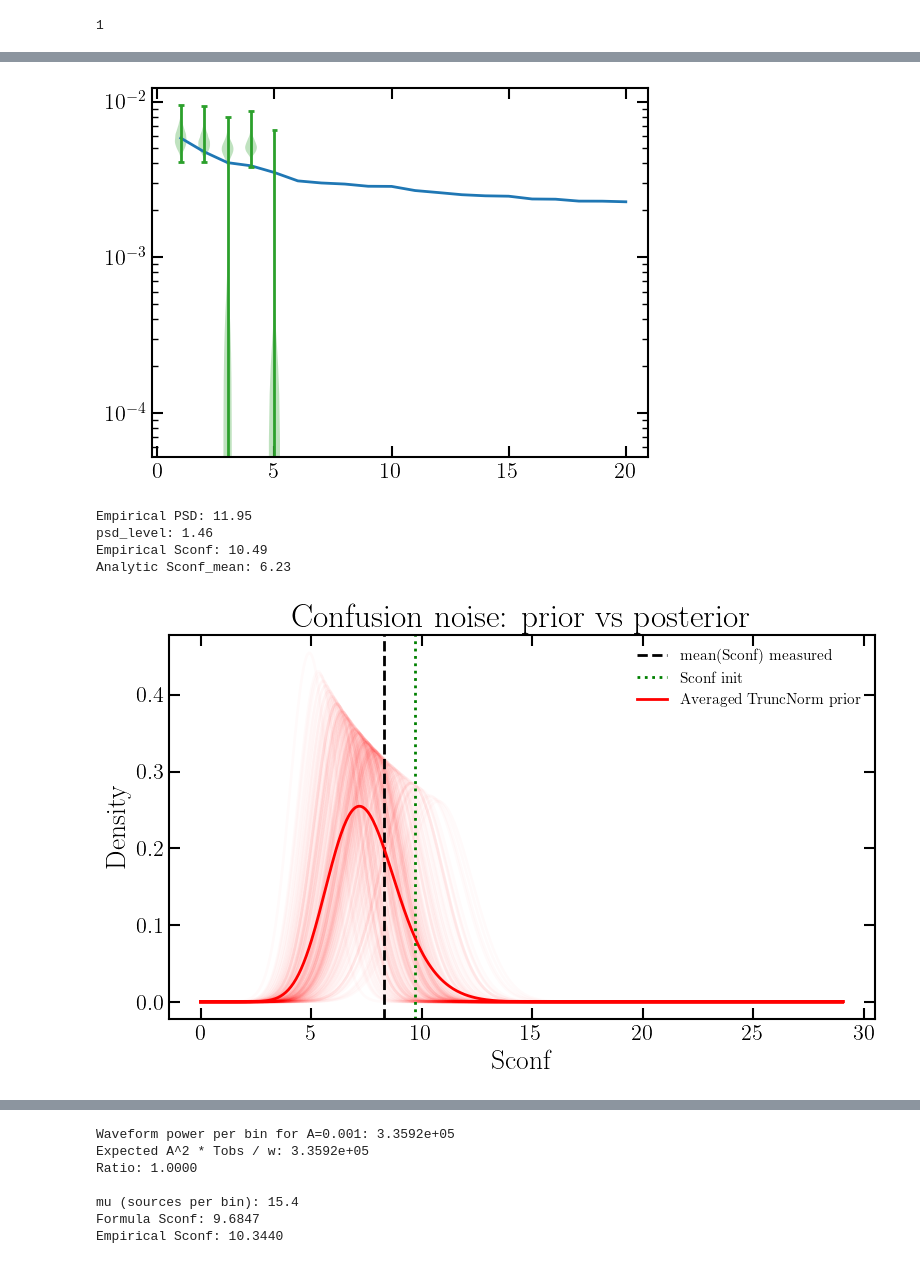
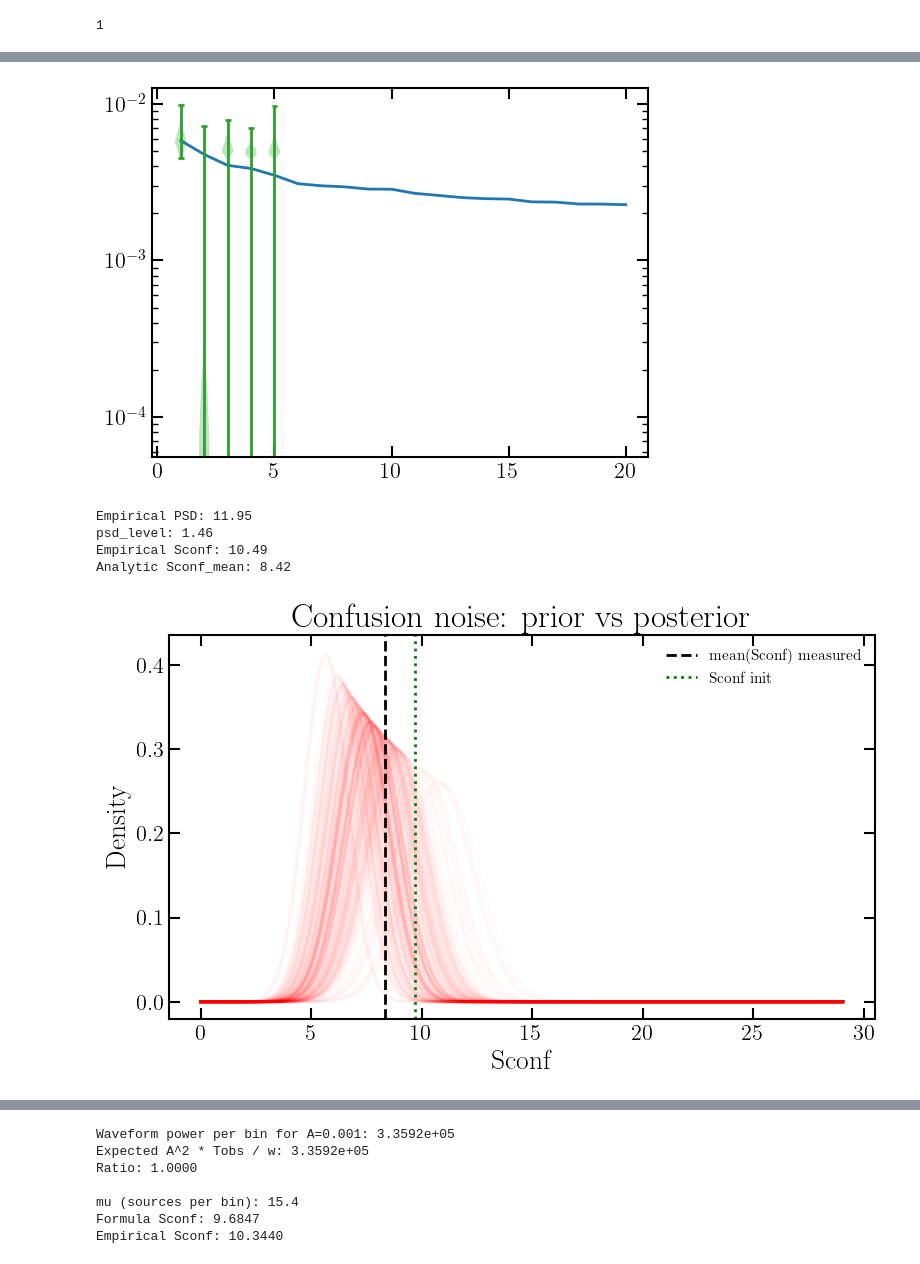
Before and after one commit to meyers-academic/gb_spike_slab, a Jupyter notebook: tophat_populations/full_pop_model.ipynb, the cells around one changed output, grey strips where cells are left out. Cells and saved outputs as stored; diff of their text form; code cells hidden in the pictures.

```diff
--- a/tophat_populations/full_pop_model.ipynb
+++ b/tophat_populations/full_pop_model.ipynb
@@ -347,7 +347,7 @@ init_values = {
 kernel = infer.DiscreteHMCGibbs(
     infer.NUTS(numpyro_model, init_strategy=init_to_value(values=init_values), max_tree_depth=6, target_accept_prob=0.9),
     modified=True)
-mcmc = infer.MCMC(kernel, num_warmup=20000, num_samples=10000, num_chains=1, chain_method=jax.vmap)
+mcmc = infer.MCMC(kernel, num_warmup=20000, num_samples=50000, num_chains=1, chain_method=jax.vmap)
 mcmc.run(jax.random.key(0), fake_data_total, max_num_resolvable=max_num_resolvable)
 # %% [output]
 1
@@ -381,7 +381,7 @@ plt.violinplot(samples['amplitudes'] * samples['z'])
 plt.yscale("log")
 plt.show()
 # %% [output]
-[figure, old version]
+[figure, new version]
 # %%
 empirical_psd = 2 * jnp.mean(jnp.abs(fake_data_total)**2) / Tobs
 print(f"Empirical PSD: {empirical_psd:.2f}")
@@ -392,7 +392,7 @@ print(f"Analytic Sconf_mean: {samples['Sconf_mean'][0]:.2f}")
 Empirical PSD: 11.95
 psd_level: 1.46
 Empirical Sconf: 10.49
-Analytic Sconf_mean: 6.23
+Analytic Sconf_mean: 8.42
 # %%
 fig, ax = plt.subplots(figsize=(8, 5))
 
@@ -401,35 +401,35 @@ fig, ax = plt.subplots(figsize=(8, 5))
 
 # Prior envelope: TruncatedNormal with sampled (Sconf_mean, sconf_sigma)
 x = np.linspace(0, max(np.max(samples['sconf']) * 1.5, float(Sconf_init) * 3), 500)
 
 from scipy.stats import truncnorm
 
 pdf_sum = np.zeros_like(x)
 n_plot = min(200, samples['Sconf_mean'].shape[0])
 idxs = np.random.choice(samples['Sconf_mean'].shape[0], n_plot, replace=False)
 
 for idx in idxs:
     mu_i = float(samples['Sconf_mean'][idx])
     sig_i = np.sqrt(float(samples['Sconf_var_an'][idx]))
     a_i = (0 - mu_i) / sig_i
     pdf_i = truncnorm.pdf(x, a_i, np.inf, loc=mu_i, scale=sig_i)
     pdf_sum += pdf_i
     ax.plot(x, pdf_i, 'r-', alpha=0.02)
 ax.axvline(np.mean(samples['sconf']), label='mean(Sconf) measured', c='k', ls='--')
 ax.axvline(Sconf_init, label='Sconf init', c='g', ls=':')
 # Average
 pdf_avg = pdf_sum / n_plot
-ax.plot(x, pdf_avg, 'r-', lw=2, label='Averaged TruncNorm prior')
+# ax.plot(x, pdf_avg, 'r-', lw=2, label='Averaged TruncNorm prior')
 
 ax.set_xlabel("Sconf")
 ax.set_ylabel("Density")
 ax.legend()
 ax.set_title("Confusion noise: prior vs posterior")
 plt.tight_layout()
 plt.savefig("plots/sconf_distribution.pdf")
 plt.show()
 # %% [output]
-[figure, old version]
+[figure, new version]
 # %%
 plt.hist(samples['Sconf_mean'])
 ax = plt.gca()
```
Also changed, not shown: parts of 13 cells of this notebook, 36 other files.
